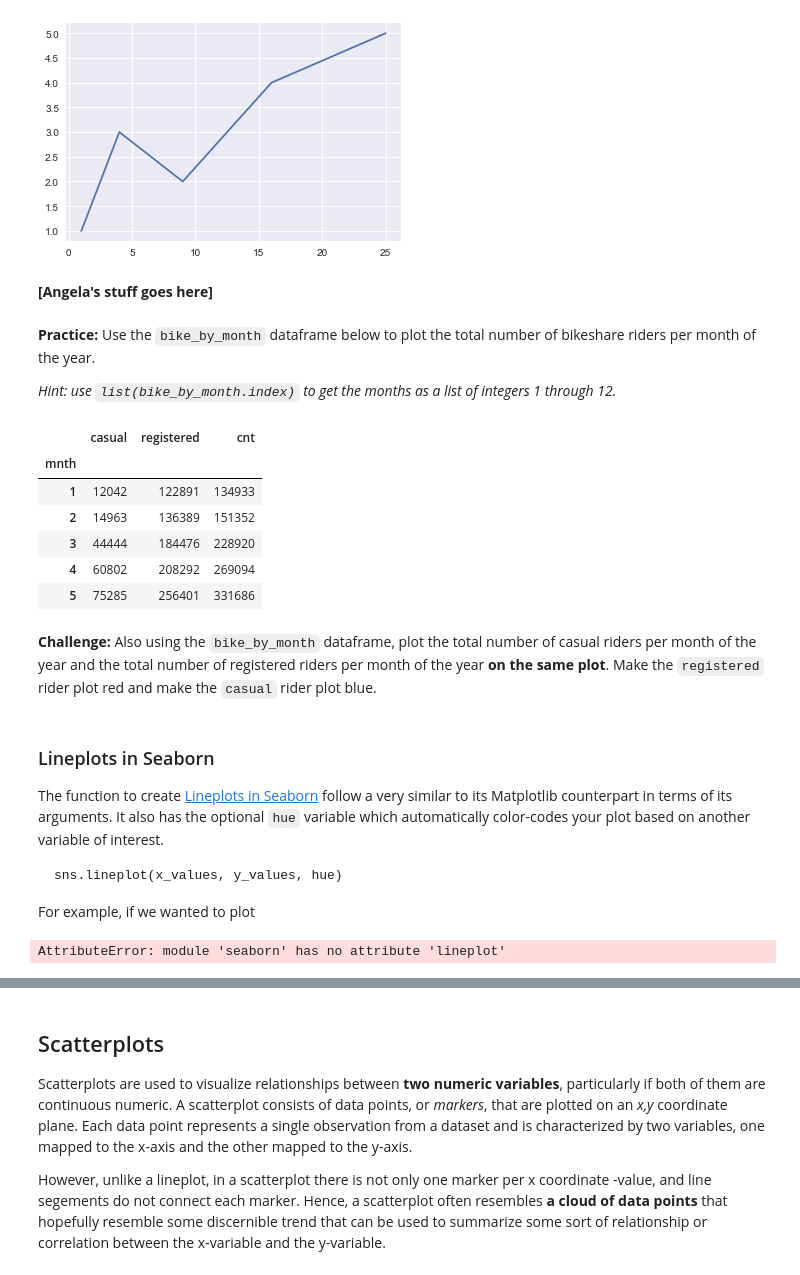
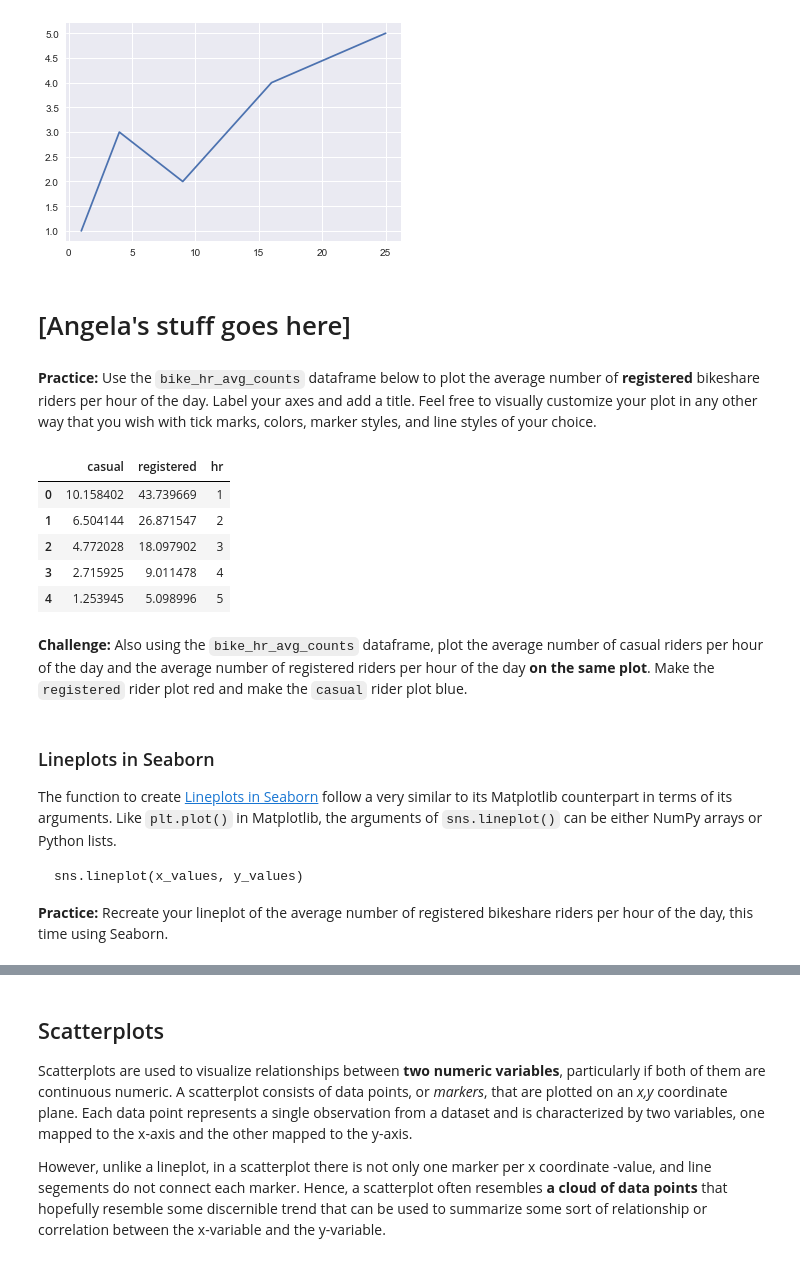
Before and after one commit to SUSA-org/Fall-2019-Career-Exploration, a Jupyter notebook: Lectures/Lecture4/Data_Visualization.ipynb, the cells around one changed output, grey strips where cells are left out. Cells and saved outputs as stored; diff of their text form; code cells hidden in the pictures.

```diff
--- a/Lectures/Lecture4/Data_Visualization.ipynb
+++ b/Lectures/Lecture4/Data_Visualization.ipynb
@@ -141,37 +144,31 @@ plt.show()
 # %% [output]
 [figure]
 # %% [markdown]
-**[Angela's stuff goes here]**
+# [Angela's stuff goes here] #
-# %% [markdown]
-**Practice:** Use the `bike_by_month` dataframe below to plot the total number of bikeshare riders per month of the year.
-
-*Hint: use `list(bike_by_month.index)` to get the months as a list of integers 1 through 12.*
-# %%
-bike_by_month = bike[["mnth", "casual", "registered", "cnt"]].groupby("mnth").agg(sum)
-bike_by_month.head()
-# %% [output]
-|  | casual | registered | cnt |
-| mnth |  |  |  |
-| 1 | 12042 | 122891 | 134933 |
-| 2 | 14963 | 136389 | 151352 |
-| 3 | 44444 | 184476 | 228920 |
-| 4 | 60802 | 208292 | 269094 |
-| 5 | 75285 | 256401 | 331686 |
+# %% [markdown]
+**Practice:** Use the `bike_hr_avg_counts` dataframe below to plot the average number of **registered** bikeshare riders per hour of the day. Label your axes and add a title. Feel free to visually customize your plot in any other way that you wish with tick marks, colors, marker styles, and line styles of your choice.
+# %%
+bike_hr_avg_counts = bike[["hr", "casual", "registered"]].groupby("hr").agg(np.mean).set_index(np.arange(0,24))
+bike_hr_avg_counts["hr"]=np.arange(1,25)
+bike_hr_avg_counts.head()
+# %% [output]
+|  | casual | registered | hr |
+| 0 | 10.158402 | 43.739669 | 1 |
+| 1 | 6.504144 | 26.871547 | 2 |
+| 2 | 4.772028 | 18.097902 | 3 |
+| 3 | 2.715925 | 9.011478 | 4 |
+| 4 | 1.253945 | 5.098996 | 5 |
 # %%
 # Your code here
 # %% [markdown]
-**Challenge:** Also using the `bike_by_month` dataframe, plot the total number of casual riders per month of the year and the total number of registered riders per month of the year **on the same plot**. Make the `registered` rider plot red and make the `casual` rider plot blue.
+**Challenge:** Also using the `bike_hr_avg_counts` dataframe, plot the average number of casual riders per hour of the day and the average number of registered riders per hour of the day **on the same plot**. Make the `registered` rider plot red and make the `casual` rider plot blue.
 # %%
 # Your code here
 # %% [markdown]
 <a id='snslineplots'></a>
 ### Lineplots in Seaborn
-The function to create [Lineplots in Seaborn](https://seaborn.pydata.org/generated/seaborn.lineplot.html) follow a very similar to its Matplotlib counterpart in terms of its arguments. It also has the optional `hue` variable which automatically color-codes your plot based on another variable of interest.
+The function to create [Lineplots in Seaborn](https://seaborn.pydata.org/generated/seaborn.lineplot.html) follow a very similar to its Matplotlib counterpart in terms of its arguments. Like `plt.plot()` in Matplotlib, the arguments of `sns.lineplot()` can be either NumPy arrays or Python lists.
 
-    sns.lineplot(x_values, y_values, hue)
+    sns.lineplot(x_values, y_values)
 
-For example, if we wanted to plot
+**Practice:** Recreate your lineplot of the average number of registered bikeshare riders per hour of the day, this time using Seaborn.
-# %%
-sns.lineplot()
-# %% [output]
-AttributeError: module 'seaborn' has no attribute 'lineplot'
```
Also changed, not shown: parts of 30 cells of this notebook, 1 other file.
